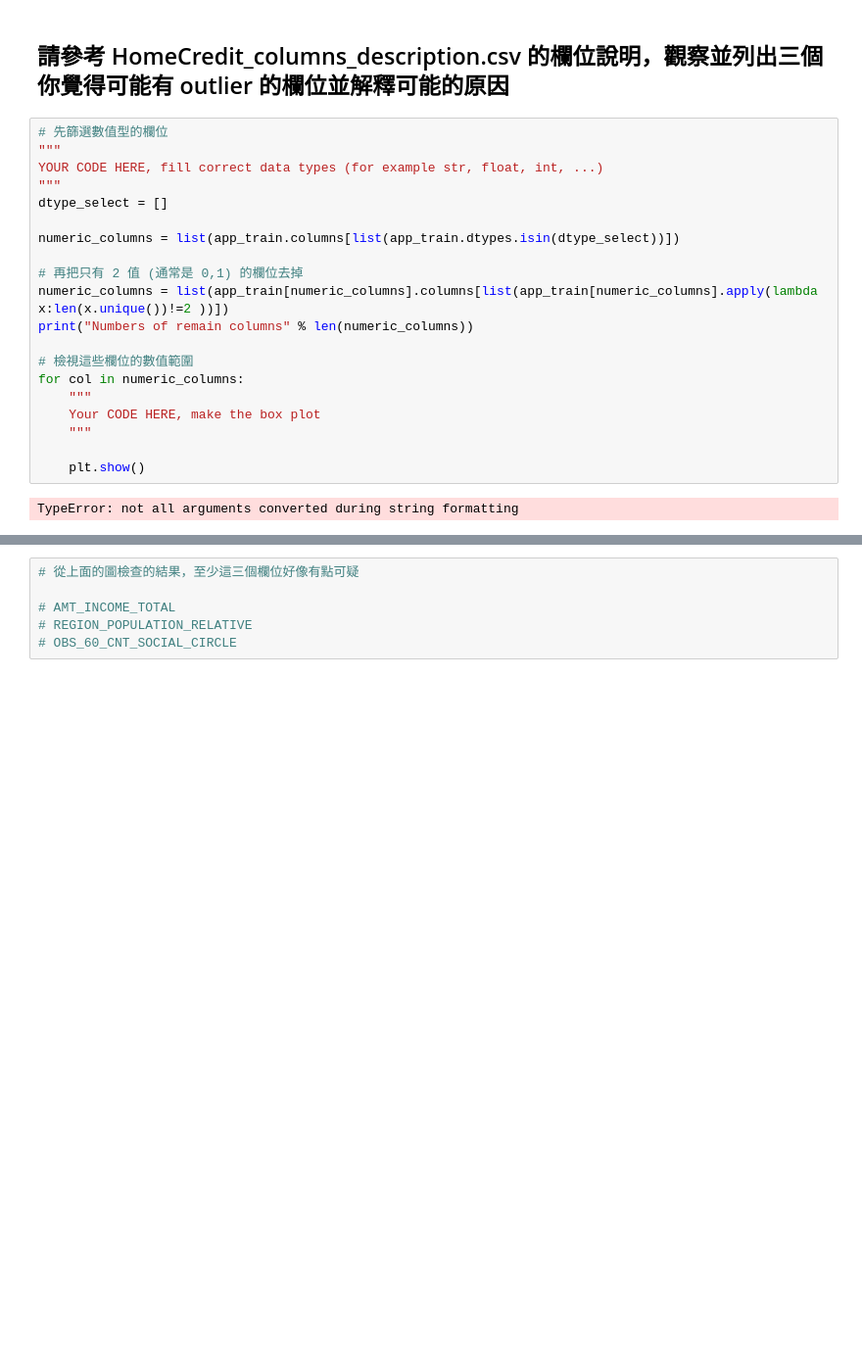
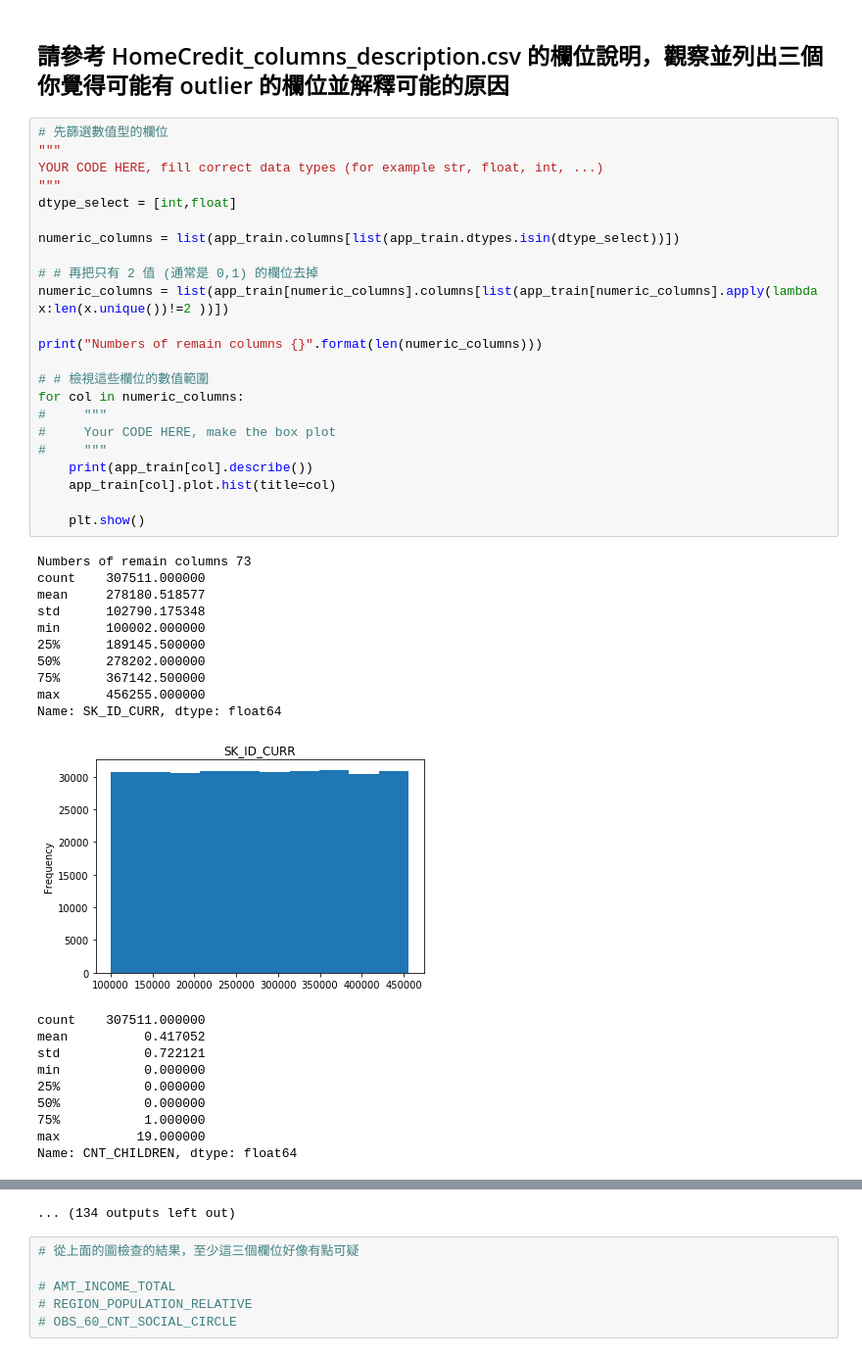
Before and after one commit to lihanluneverdie/ML100Days, a Jupyter notebook: homework/Day_009_HW.ipynb, the cells around one changed output, grey strips where cells are left out. Shown: that part at 98% size. Drawn from its saved outputs; the diff is of its cells as text; blank space fills up the shorter version.

```diff
--- a/homework/Day_009_HW.ipynb
+++ b/homework/Day_009_HW.ipynb
@@ -40,22 +55,44 @@ Path of read in data: ./data/application_train.csv
 # %%
 # 先篩選數值型的欄位
 """
 YOUR CODE HERE, fill correct data types (for example str, float, int, ...)
 """
-dtype_select = []
+dtype_select = [int,float]
 
 numeric_columns = list(app_train.columns[list(app_train.dtypes.isin(dtype_select))])
 
-# 再把只有 2 值 (通常是 0,1) 的欄位去掉
+# # 再把只有 2 值 (通常是 0,1) 的欄位去掉
 numeric_columns = list(app_train[numeric_columns].columns[list(app_train[numeric_columns].apply(lambda x:len(x.unique())!=2 ))])
-print("Numbers of remain columns" % len(numeric_columns))
 
-# 檢視這些欄位的數值範圍
+print("Numbers of remain columns {}".format(len(numeric_columns)))
+
+# # 檢視這些欄位的數值範圍
 for col in numeric_columns:
-    """
-    Your CODE HERE, make the box plot
-    """
+#     """
+#     Your CODE HERE, make the box plot
+#     """
+    print(app_train[col].describe())
+    app_train[col].plot.hist(title=col)
 
     plt.show()
 # %% [output]
-TypeError: not all arguments converted during string formatting
+Numbers of remain columns 73
+count    307511.000000
+mean     278180.518577
+std      102790.175348
+min      100002.000000
+25%      189145.500000
+50%      278202.000000
+75%      367142.500000
+max      456255.000000
+Name: SK_ID_CURR, dtype: float64
+[figure, added]
+count    307511.000000
+mean          0.417052
+std           0.722121
+min           0.000000
+25%           0.000000
+50%           0.000000
+75%           1.000000
+max          19.000000
+Name: CNT_CHILDREN, dtype: float64
@@ -62,3 +140,4 @@ TypeError: not all arguments converted during string formatting
+... (134 outputs left out)
 # %%
 # 從上面的圖檢查的結果，至少這三個欄位好像有點可疑
 
```
Also changed, not shown: parts of 7 cells of this notebook, 1 other file.
